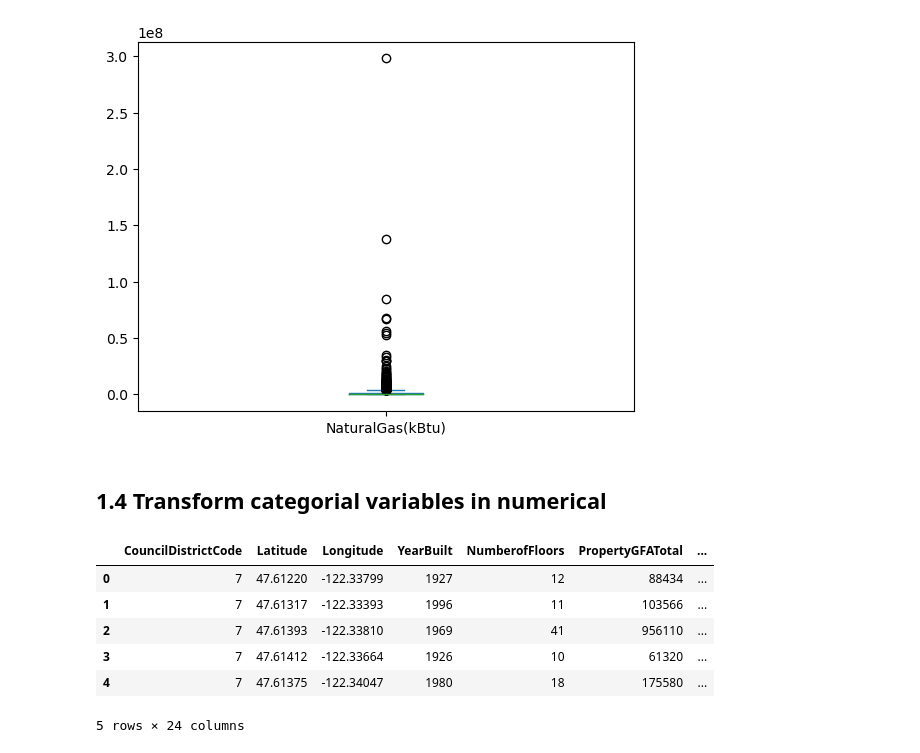
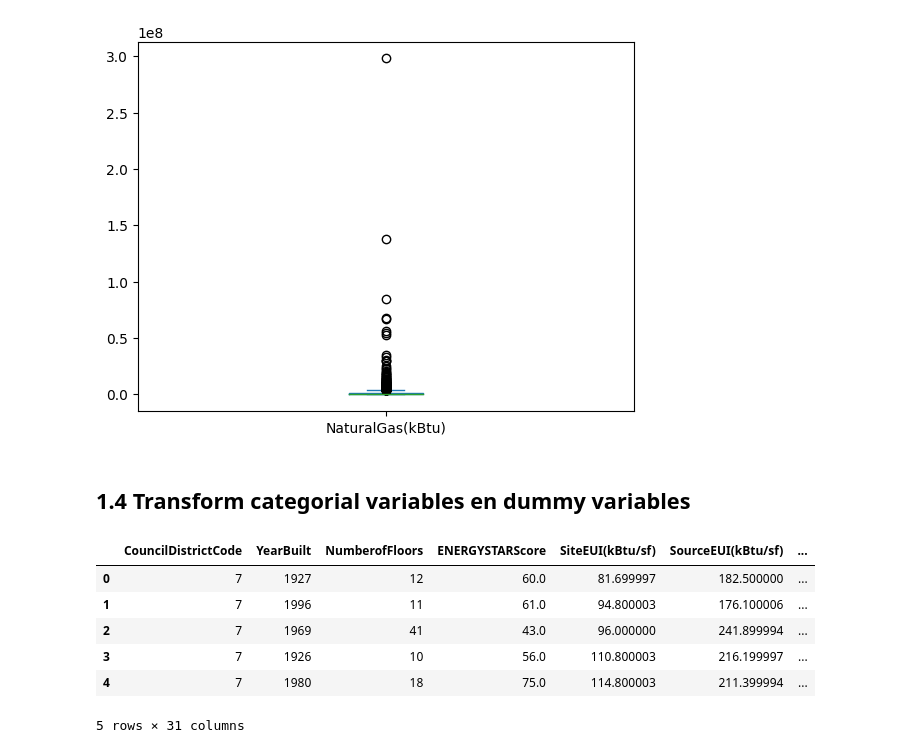
Before and after one commit to riverage86/OC_Projet3, a Jupyter notebook: data_explore.ipynb, the cells around one changed output. Drawn from its saved outputs; the diff is of its cells as text; code cells hidden in the pictures.

```diff
--- a/data_explore.ipynb
+++ b/data_explore.ipynb
@@ -129,0 +126,10 @@ data_3['ENERGYSTARScore'].fillna(data_3['ENERGYSTARScore'].mean(), inplace=True)
+# %%
+# Calculer la moyenne de ENERGYSTARScore par groupe de PrimaryPropertyType
+moyenne_par_proprietyType = data_3.groupby('PrimaryPropertyType')['ENERGYSTARScore'].mean()
+
+# Calculer la moyenne de toutes les valeurs non manquantes de ENERGYSTARScore
+overall_mean = data_3['ENERGYSTARScore'].mean()
+
+# Remplacer les valeurs manquantes de ENERGYSTARScore par la moyenne de groupe de PrimaryPropertyType
+data_3['ENERGYSTARScore'] = data_3.apply(lambda row: moyenne_par_proprietyType[row['PrimaryPropertyType']] \
+    if np.isnan(row['ENERGYSTARScore']) else row['ENERGYSTARScore'],  axis=1)
@@ -130,3 +151,7 @@ data_3['ENERGYSTARScore'].fillna(data_3['ENERGYSTARScore'].mean(), inplace=True)
+# %%
+# Remplacer le reste des valeurs manquantes de ENERGYSTARScore par la moyenne global de ENERGYSTARScore
+data_3['ENERGYSTARScore'] = data_3.apply(lambda row: overall_mean\
+    if np.isnan(row['ENERGYSTARScore']) else row['ENERGYSTARScore'],  axis=1)
 # %%
 data_3[data_3.isnull().any(axis=1)]
 # %% [output]
@@ -166,7 +184,7 @@ data_3.shape
 ### 1.3.2 invalides :
 remove row with negative values
 # %%
-keep_columns = ['Latitude', 'Longitude', 'PrimaryPropertyType', 'ListOfAllPropertyUseTypes']
+keep_columns = ['PrimaryPropertyType']
 
 # Create a mask to identify rows with negative values
 mask = (data_3.drop(keep_columns, axis=1) < 0).any(axis=1)
@@ -205,0 +220,4 @@ data_3.info
+# %%
+data_3 = data_3.drop(data_3[data_3['SourceEUI(kBtu/sf)']==0].index)
+data_3 = data_3.drop(data_3[data_3['Electricity(kBtu)']==0].index)
+data_3 = data_3.drop(data_3[data_3['GHGEmissionsIntensity']==0].index)
@@ -266,25 +302,24 @@ plt.show()
 # %% [markdown]
-## 1.4 Transform categorial variables in numerical
+## 1.4 Transform categorial variables en dummy variables
 # %%
+#les variables catégiriels sont CouncilDistrictCode, YearBuilt?, PrimaryPropertyType
+
 from sklearn.preprocessing import LabelEncoder
 
 data_4 = data_3.copy()
 # create a LabelEncoder object
-label_encoder = LabelEncoder()
 
-# fit and transform the encoder on the categorical column
-data_4['PrimaryPropertyType_encoded'] = label_encoder.fit_transform(data_4['PrimaryPropertyType'])
-data_4['ListOfAllPropertyUseTypes_encoded'] = label_encoder.fit_transform(data_4['ListOfAllPropertyUseTypes'])
+data_4 = pd.get_dummies(data_4, columns=['PrimaryPropertyType'])
 
-data_4 = data_4.drop(['PrimaryPropertyType', 'ListOfAllPropertyUseTypes'], axis = 1)
+
 data_4.head()
 # %% [output]
-|  | CouncilDistrictCode | Latitude | Longitude | YearBuilt | NumberofFloors | PropertyGFATotal | ... |
-| 0 | 7 | 47.61220 | -122.33799 | 1927 | 12 | 88434 | ... |
-| 1 | 7 | 47.61317 | -122.33393 | 1996 | 11 | 103566 | ... |
-| 2 | 7 | 47.61393 | -122.33810 | 1969 | 41 | 956110 | ... |
-| 3 | 7 | 47.61412 | -122.33664 | 1926 | 10 | 61320 | ... |
-| 4 | 7 | 47.61375 | -122.34047 | 1980 | 18 | 175580 | ... |
+|  | CouncilDistrictCode | YearBuilt | NumberofFloors | ENERGYSTARScore | SiteEUI(kBtu/sf) | SourceEUI(kBtu/sf) | ... |
+| 0 | 7 | 1927 | 12 | 60.0 | 81.699997 | 182.500000 | ... |
+| 1 | 7 | 1996 | 11 | 61.0 | 94.800003 | 176.100006 | ... |
+| 2 | 7 | 1969 | 41 | 43.0 | 96.000000 | 241.899994 | ... |
+| 3 | 7 | 1926 | 10 | 56.0 | 110.800003 | 216.199997 | ... |
+| 4 | 7 | 1980 | 18 | 75.0 | 114.800003 | 211.399994 | ... |
-5 rows × 24 columns
+5 rows × 31 columns
 # %%
 data_4.to_csv('data_4.csv')
```
Also changed, not shown: parts of 25 cells of this notebook, 3 other files.
